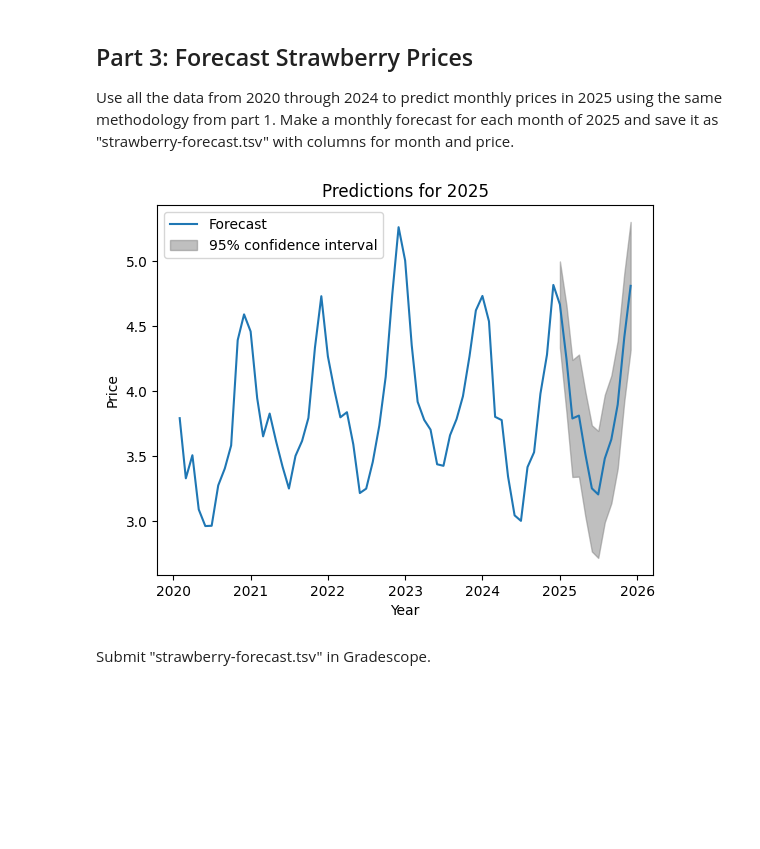
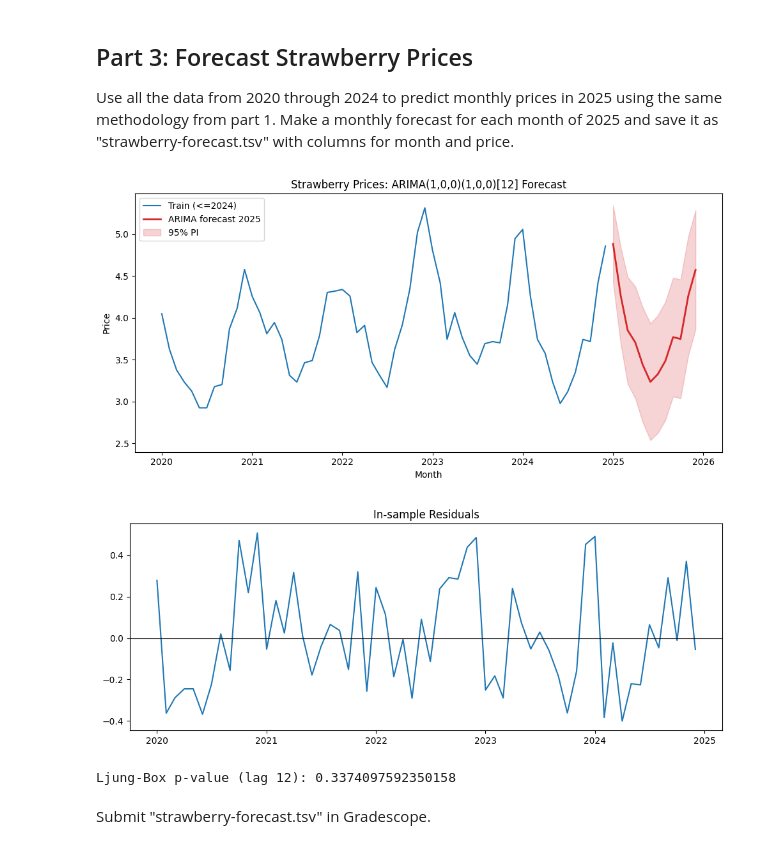
Before and after one commit to jtvon/dx704-project-02, a Jupyter notebook: project.ipynb, the cells around one changed output. Drawn from its saved outputs; the diff is of its cells as text; code cells hidden in the pictures; blank space fills up the shorter version.

```diff
--- a/project.ipynb
+++ b/project.ipynb
@@ -160,21 +185,3 @@ Submit "backtest-accuracy.tsv" in Gradescope.
 
 Use all the data from 2020 through 2024 to predict monthly prices in 2025 using the same methodology from part 1.
 Make a monthly forecast for each month of 2025 and save it as "strawberry-forecast.tsv" with columns for month and price.
-# %%
-# Run an Autoregressive model using statsmodels
-model_2 = ar_model.AutoReg(df['price'],
-                         lags=1,
-                         seasonal=True,
-                         period=12)
-res_2 = model_2.fit()
-
-pred_2 = res_2.predict(len(df), len(df) + 11)
-
-# visualize the predictions
-fig_2 = res_2.plot_predict(start=0, end=len(df) + 11, dynamic=False)
-plt.title('Predictions for 2025')
-plt.xlabel('Year')
-plt.ylabel('Price')
-plt.show()
-# %% [output]
-[figure, removed]
@@ -185,3 +188,57 @@ pred_2025_df.to_csv('submission/strawberry-forecast.tsv', sep='\t')
+# %%
+# Improved ARIMA fit + plotting + diagnostics
+# Fit (you can grid-search orders first if desired)
+arima_model_2 = arima_model.ARIMA(df['price'],
+                                     order=(1,0,0),
+                                     seasonal_order=(1,0,0,12))
+arima_res_2 = arima_model_2.fit()
+
+# Simple (your original) in-sample + forecast line
+df_forecast = arima_res_2.predict(start=0, end=len(df)-1)
+
+# Proper forecast object with intervals
+fc_obj_2 = arima_res_2.get_forecast(steps=len(testing_df))
+fc_mean_2 = fc_obj_2.predicted_mean
+fc_ci_2 = fc_obj_2.conf_int()      # DataFrame with lower / upper
+
+# Defensive handling of column names (statsmodels version differences)
+lower_col_2 = fc_ci_2.columns[0]
+upper_col_2 = fc_ci_2.columns[1]
+
+# Plot: history + actual 2024 + forecast + intervals
+plt.figure(figsize=(10,5))
+plt.plot(df.index, df['price'], label='Train (<=2024)', color='C0')
+plt.plot(fc_mean_2.index, fc_mean_2.values, label='ARIMA forecast 2025', color='C3', linewidth=2)
+plt.fill_between(fc_mean_2.index,
+                 fc_ci_2[lower_col_2],
+                 fc_ci_2[upper_col_2],
+                 color='C3', alpha=0.20, label='95% PI')
+plt.title('Strawberry Prices: ARIMA(1,0,0)(1,0,0)[12] Forecast')
+plt.ylabel('Price')
+plt.xlabel('Month')
+plt.legend()
+plt.tight_layout()
+plt.show()
+
+# Residual diagnostics (in-sample)
+residuals_arima_2 = arima_res_2.resid
+plt.figure(figsize=(10,4))
+plt.plot(residuals_arima_2)
+plt.title('In-sample Residuals')
+plt.axhline(0, color='k', linewidth=0.8)
+plt.tight_layout()
+plt.show()
+
+lb_2 = acorr_ljungbox(residuals_arima_2, lags=[12], return_df=True)
+print('Ljung-Box p-value (lag 12):', lb_2['lb_pvalue'].iloc[0])
+
+# Store the predictions in a TSV file
+pred_2025_df = pd.DataFrame({'month': df_forecast.index, 'price': df_forecast.values})
+pred_2025_df.to_csv('submission/strawberry-forecast.tsv', sep='\t')
+# %% [output]
+[figure, added]
+[figure, added]
+Ljung-Box p-value (lag 12): 0.3374097592350158
 # %% [markdown]
 Submit "strawberry-forecast.tsv" in Gradescope.
 # %% [markdown]
```
Also changed, not shown: parts of 9 cells of this notebook, 5 other files.
